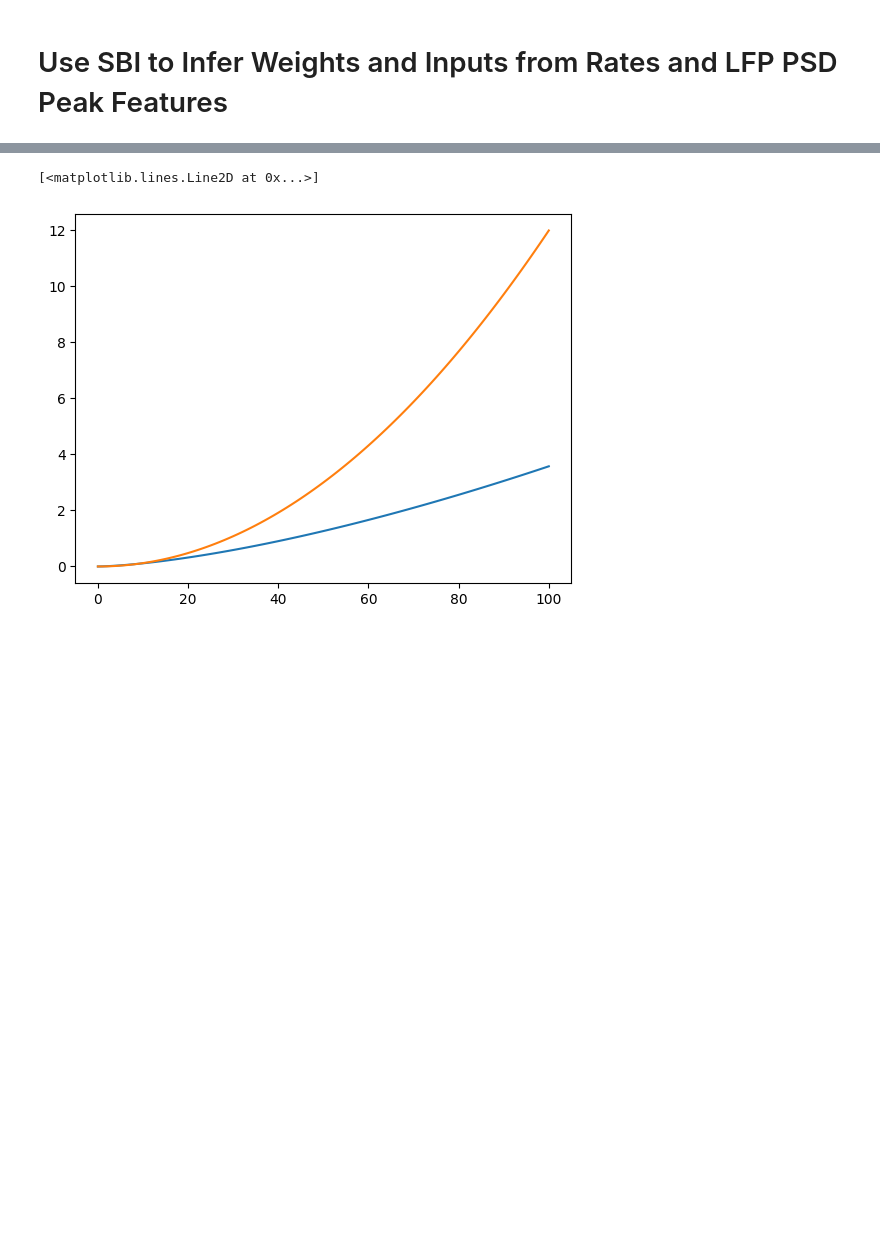
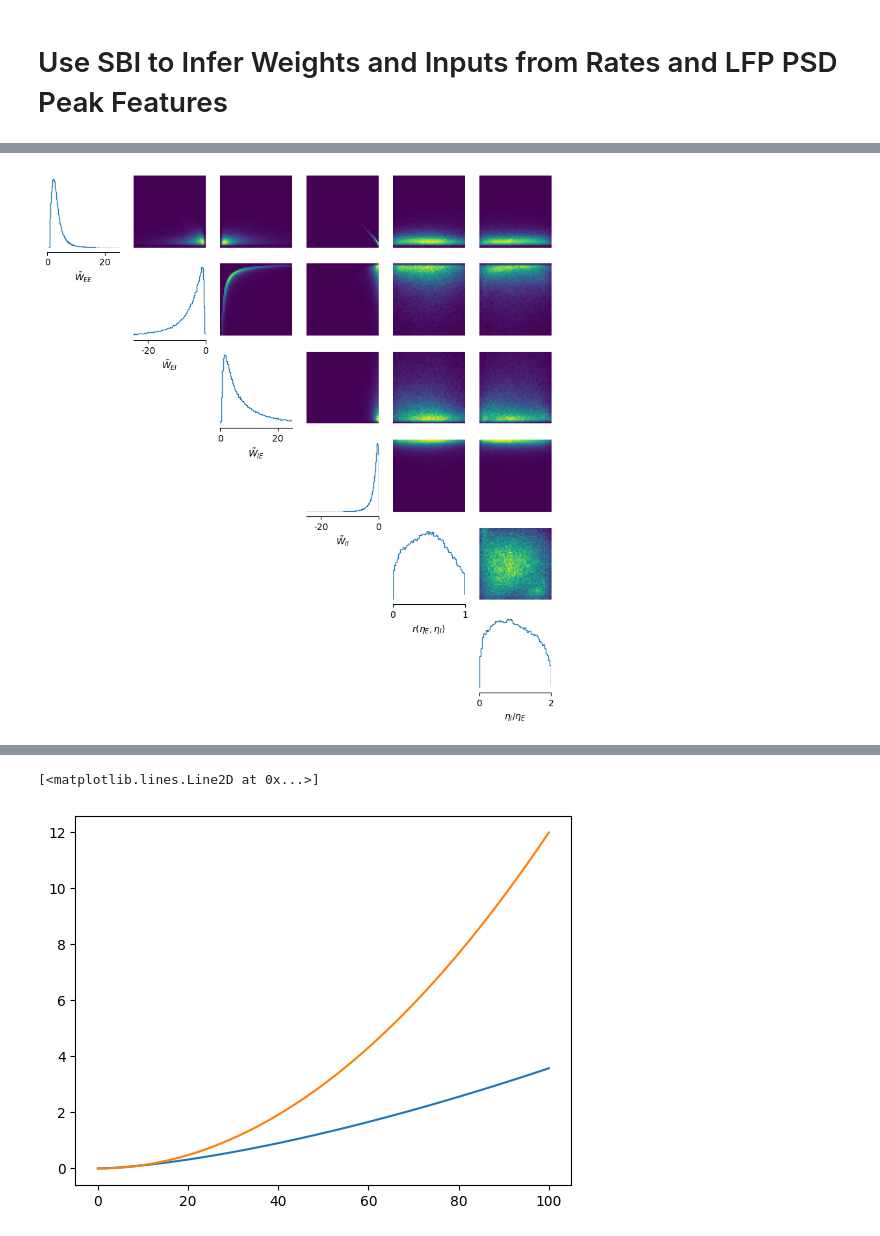
Before and after one commit to AddingAddict/MD_SOM_Gamma, a Jupyter notebook: notebooks/quast_data_fits.ipynb, the cells around one changed output, grey strips where cells are left out. Saved outputs shown, nothing was run; the diff lists cells and outputs as text; code cells hidden in the pictures; blank space fills up the shorter version.

```diff
--- a/notebooks/quast_data_fits.ipynb
+++ b/notebooks/quast_data_fits.ipynb
@@ -4,5 +5,7 @@ import os
 sys.path.append('scripts')
 # %%
+import pickle
+
 import numpy as np
 from scipy.optimize import curve_fit
 from scipy.interpolate import interp1d,make_smoothing_spline
@@ -11,13 +14,21 @@ import torch
 from uncertainties import ufloat,umath
 
 from sbi.analysis import pairplot
-from sbi.inference import NPE
+from sbi.inference import NPE,NPE_A
 from sbi.utils import BoxUniform
 from sbi.utils.user_input_checks import (
     check_sbi_inputs,
     process_prior,
     process_simulator,
 )
+
+# if torch.cuda.is_available():
+#     device = torch.device('cuda')
+# elif torch.backends.mps.is_available():
+#     device = torch.device('mps')
+# else:
+#     device = torch.device('cpu')
+device = torch.device('cpu')
 # %% [markdown]
 # Perform Curve Fits to Quast EEG PSDs
 # %%
@@ -511,0 +774,6 @@ def calc_lfp_params(W,r,k,n,t,c):
+# %%
+_ = pairplot(no_samps,
+             limits=[[0, 25], [-25,0], [0, 25], [-25,0], [0,1], [0,2]],
+             labels=[r"$\tilde{W}_{EE}$", r"$\tilde{W}_{EI}$", r"$\tilde{W}_{IE}$", r"$\tilde{W}_{II}$", r"$r(\eta_E,\eta_I)$", r"$\eta_I/\eta_E$"])
+# %% [output]
+[figure, added]
```
Also changed, not shown: parts of 35 cells of this notebook, 3 other files.
